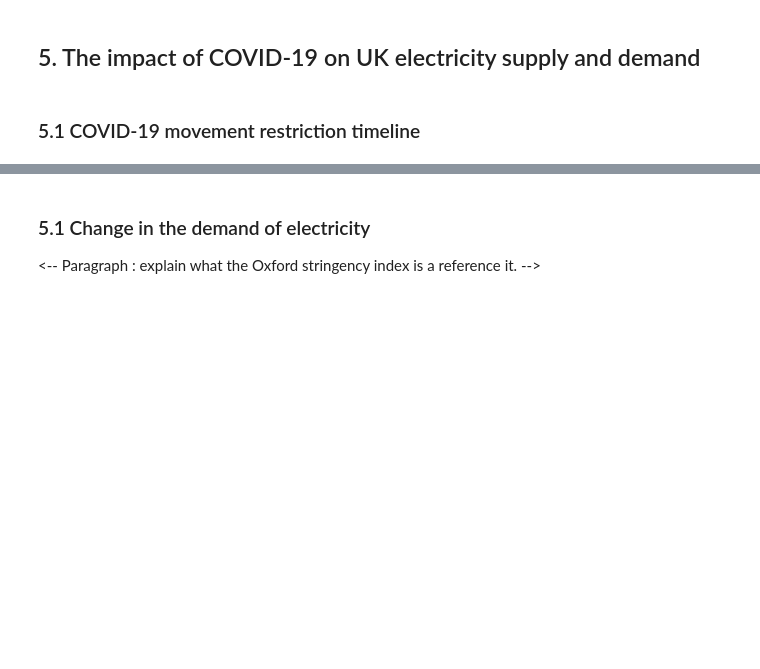
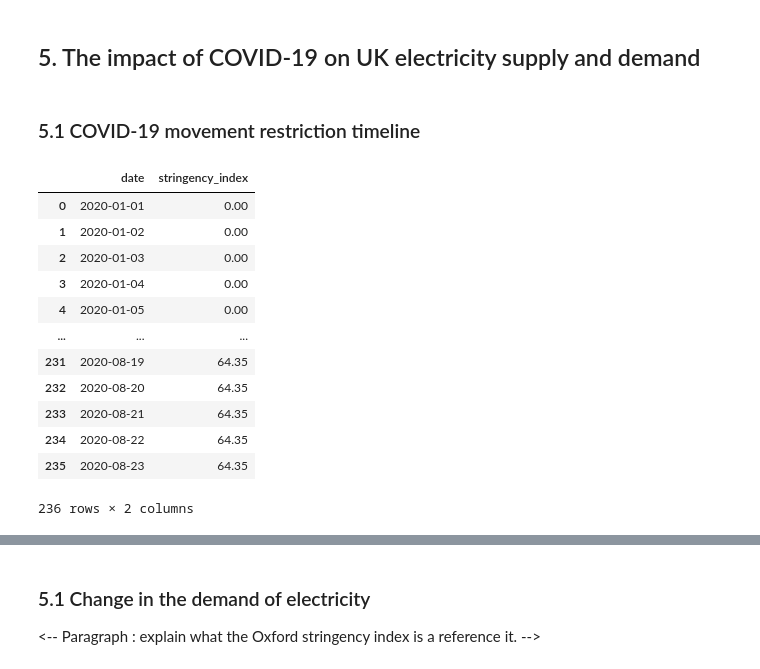
Before and after one commit to robynfsj/cfg-big-data-challenge, a Jupyter notebook: notebooks/submission.ipynb, the cells around one changed output, grey strips where cells are left out. Saved outputs shown, nothing was run; the diff lists cells and outputs as text; code cells hidden in the pictures; blank space fills up the shorter version.

```diff
--- a/notebooks/submission.ipynb
+++ b/notebooks/submission.ipynb
@@ -715,3 +716,19 @@ sns.lineplot(x='date',
 ## 5. The impact of COVID-19 on UK electricity supply and demand
 # %% [markdown]
 ### 5.1 COVID-19 movement restriction timeline
+# %%
+stringency
+# %% [output]
+|  | date | stringency_index |
+| 0 | 2020-01-01 | 0.00 |
+| 1 | 2020-01-02 | 0.00 |
+| 2 | 2020-01-03 | 0.00 |
+| 3 | 2020-01-04 | 0.00 |
+| 4 | 2020-01-05 | 0.00 |
+| ... | ... | ... |
+| 231 | 2020-08-19 | 64.35 |
+| 232 | 2020-08-20 | 64.35 |
+| 233 | 2020-08-21 | 64.35 |
+| 234 | 2020-08-22 | 64.35 |
+| 235 | 2020-08-23 | 64.35 |
+236 rows × 2 columns
```
Also changed, not shown: parts of 4 cells of this notebook.
